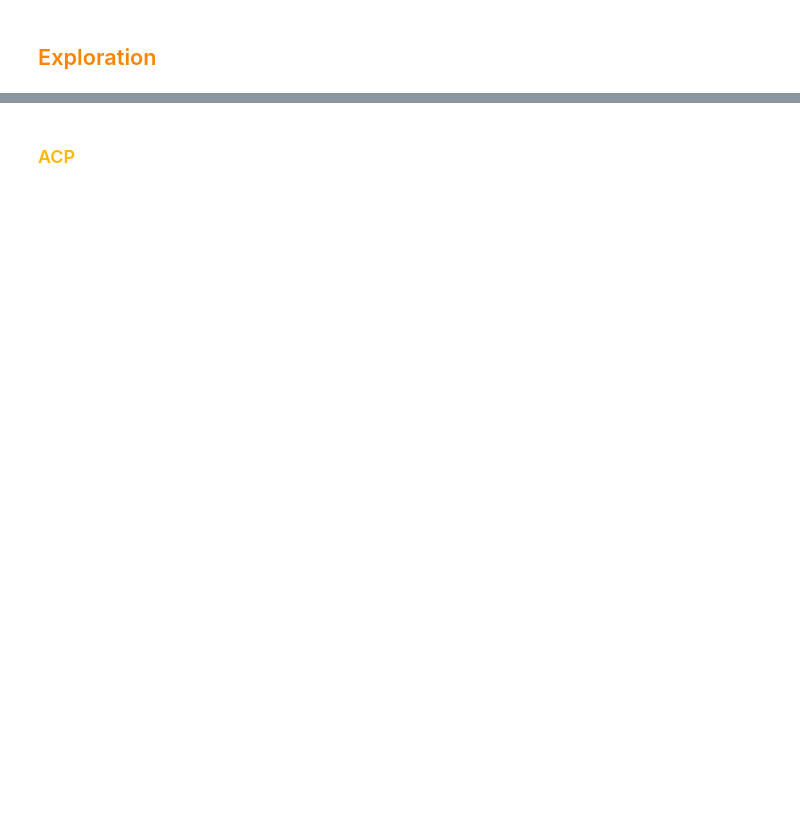
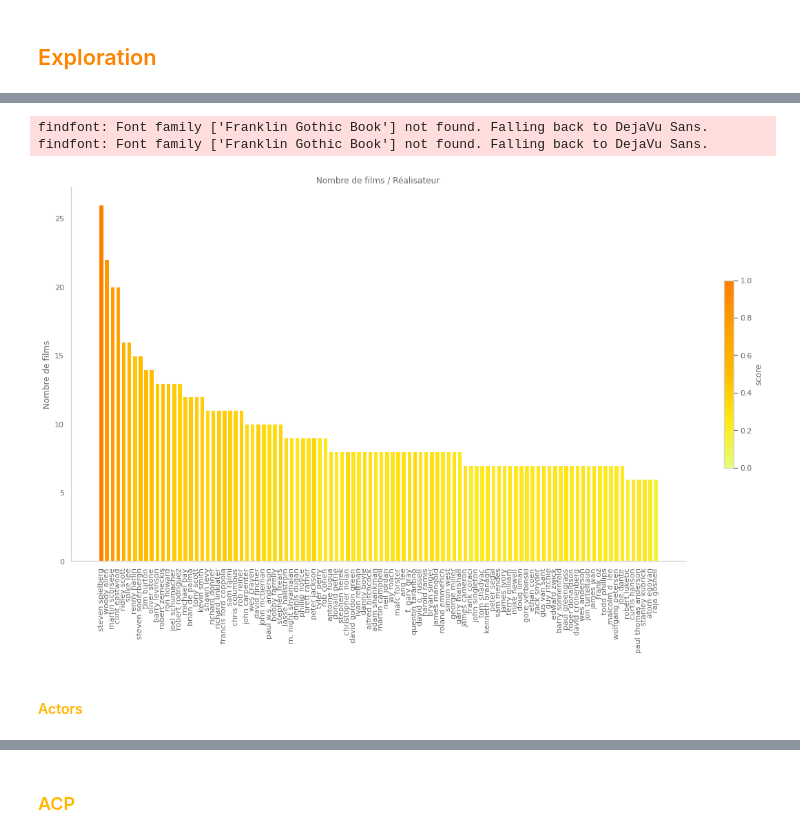
Before and after one commit to 8huit/recommandation-de-films, a Jupyter notebook: P3_02_films_exploration.ipynb, the cells around one changed output, grey strips where cells are left out. Saved outputs shown, nothing was run; the diff lists cells and outputs as text; code cells hidden in the pictures; blank space fills up the shorter version.

```diff
--- a/P3_02_films_exploration.ipynb
+++ b/P3_02_films_exploration.ipynb
@@ -131,10 +85,0 @@ dtype: float64
-# %%
-from matplotlib import pyplot as plt
-
-plt.rcParams["figure.figsize"] = (8,6)
-
-plt.bar(sPourcentageValeursManquantes.index,sPourcentageValeursManquantes)
-plt.xticks(rotation=90)
-plt.title('Valeurs manquantes (%)',color='#023047')
-
-plt.show()
@@ -369,0 +133,6 @@ Vérifions s'il y a des correlations entre les plots
+# %%
+pd.options.display.min_rows = 20
+
+#dfMoviesGrouped=dfMovies.groupby('director_name').agg({'movie_title': 'count'},{'score_imdb':'sum'}).sort_values(by='movie_title',ascending=False).head(100)
+dfMoviesDirectorGrouped=dfMovies.groupby('director_name').agg({'movie_title': 'count','imdb_score':'sum'}).sort_values(by=['movie_title'],ascending=False).head(100)
+dfMoviesDirectorGrouped
@@ -369,0 +159,27 @@ Vérifions s'il y a des correlations entre les plots
+# %%
+import matplotlib.pyplot as plt
+from matplotlib.colors import Normalize
+
+# taille du schema
+plt.rcParams["figure.figsize"] = (20,10)
+plt.title('Nombre de films / Réalisateur')
+plt.ylabel('Nombre de films')
+plt.xticks(rotation=90)
+
+# Choisisson un jeu de couleur
+cmap = plt.cm.get_cmap('Wistia')
+
+# normalise l'amplitude (prends les données entre les bornes [vmin, vmax] -> [0, valeur max])
+normalise = Normalize(vmin=0, vmax=dfMoviesDirectorGrouped['imdb_score'].max())
+
+plot=plt.bar(dfMoviesDirectorGrouped.index,dfMoviesDirectorGrouped['movie_title'].values,color=cmap(normalise(dfMoviesDirectorGrouped['imdb_score'].values)))
+#plot=plt.bar(dfMoviesGrouped.index,dfMoviesGrouped['movie_title'].values,color=my_cmap(dfMoviesGrouped['imdb_score'].values))
+plt.colorbar(plt.cm.ScalarMappable(cmap=cmap), label="score",shrink=0.5, orientation='vertical')
+
+plt.show()
+# %% [output]
+findfont: Font family ['Franklin Gothic Book'] not found. Falling back to DejaVu Sans.
+findfont: Font family ['Franklin Gothic Book'] not found. Falling back to DejaVu Sans.
+[figure, added]
+# %% [markdown]
+#### <font color=#ffb703>Actors</font>
```
Also changed, not shown: parts of 150 cells of this notebook, 2 other files.
